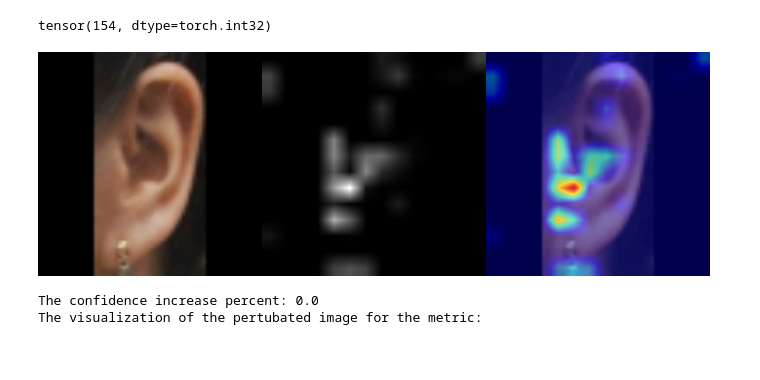
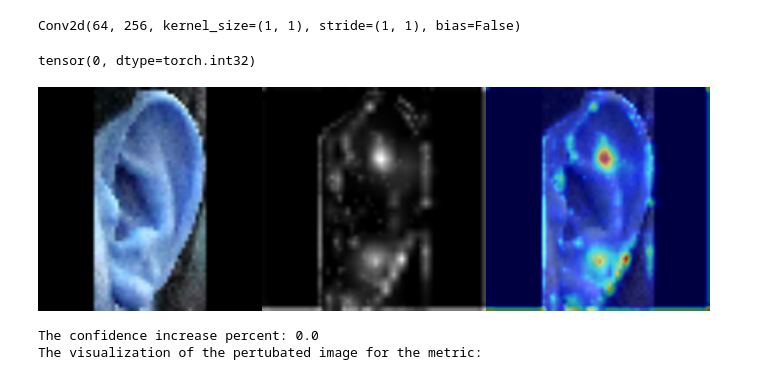
Before and after one commit to strojanski/diploma, a Jupyter notebook: v0.5/CAM Metrics And Tuning Tutorial.ipynb, the cells around one changed output. Cells and saved outputs as stored; diff of their text form; code cells hidden in the pictures.

```diff
--- a/v0.5/CAM Metrics And Tuning Tutorial.ipynb
+++ b/v0.5/CAM Metrics And Tuning Tutorial.ipynb
@@ -103,10 +102,21 @@ test_dataloader = get_test_data(test_dataset, batch_size=32)
 # %%
-model1 = torch.load("models/googlenet_1_80_1.pt").to("cpu")
-model2 = torch.load("models/googlenet_1_1.pt").to("cpu")
+# model1 = torch.load("models/googlenet_1_80_1.pt").to("cpu")
+import torch.nn as nn
+import torchvision.models as models
+
+model = models.resnet50()
+
+n_features = model.fc.in_features
+n_classes = test_dataset.get_n_classes()
+
+model.fc = nn.Linear(n_features, n_classes)
+
+model.load_state_dict(torch.load("models/resnet50.pt"))
+model = model.to("cpu")
 # model3 = torch.load("models/googlenet_1_80_70percent.pt").to("cpu")
 # model4 = torch.load("models/googlenet_1_40_12.pt").to("cpu")
-model1.eval()
-model2.eval()
+# model1.eval()
+model.eval()
 # model3.eval()
 # model4.eval()
 # %% [output]
@@ -140,0 +172,4 @@ plt.imshow(rgb_img.permute(1, 2, 0))
+# %%
+model.layer1[0].conv3
+# %% [output]
+Conv2d(64, 256, kernel_size=(1, 1), stride=(1, 1), bias=False)
@@ -141,39 +180,58 @@ plt.imshow(rgb_img.permute(1, 2, 0))
 # %%
-
-
-img = cv2.imread("01.png")
+# img = cv2.imread("01.png")
 # img = cv2.imread("10.png")
-# img = cv2.imread("002.png")
+img = cv2.imread("002.png")
 img = rgb_img.permute(1, 2, 0).numpy()
 img = cv2.resize(img, (224, 224))
 img = np.clip(img, 0.0, 1.0)
 
 # img = np.float32(img) / 255
 input_tensor = preprocess_image(img, mean=[0.485, 0.456, 0.406], std=[0.229, 0.224, 0.225])
 
 # The target for the CAM is the Bear category.
 # As usual for classication, the target is the logit output
 # before softmax, for that category.
-model = model2
+model = model
 print(label)
 targets = [ClassifierOutputTarget(1)]
 targets = [ClassifierOutputTarget(label)]
-target_layers = [model.inception3a, model.inception3b]#,
-target_layers = [model.inception5a, model.inception5b, model.maxpool4]
-target_layers = [model.conv1, model.conv2, model.conv3]
-target_layers = [model.inception4a, model.inception4b, model.inception4c, model.inception4d, model.inception5a, model.inception5b]
-target_layers = [model.inception5a, model.inception5b]
-target_layers = [model.inception4a, model.inception4b, model.inception4c, model.inception4d]
+target_layers = [#model.layer1[0].conv3, model.layer1[1].conv3, model.layer1[2].conv3,
+                 #model.layer2[0].conv3, model.layer2[1].conv3, model.layer2[2].conv3,
+                 #model.layer3[0].conv3, model.layer3[1].conv3, model.layer3[2].conv3
+# target_layers = [model.layer2[0].conv1, model.layer2[0].conv2, model.layer2[0].conv3]#, model.layer4[0].conv3]
+                 ]
+
+layer = model.layer1[0]
+target_layers = [layer.conv1, layer.conv2, layer.conv3]#, model.layer4[0].conv3]
+
+layer = model.layer2[0]
+target_layers.extend([layer.conv1, layer.conv2, layer.conv3])
+
+layer = model.layer3[0]
+target_layers.extend([layer.conv1, layer.conv2, layer.conv3])
+
+layer = model.layer4[0]
+target_layers.extend([layer.conv1, layer.conv2, layer.conv3])
+
+
+# target_layers = [model.inception3a, model.inception3b]#,
+# target_layers = [model.inception5a, model.inception5b, model.maxpool4]
+# target_layers = [model.conv1, model.conv2, model.conv3]
+# target_layers = [model.inception4a, model.inception4b, model.inception4c, model.inception4d, model.inception5a, model.inception5b]
+# target_layers = [model.inception5a, model.inception5b]
+# target_layers = [model.inception4a, model.inception4b, model.inception4c, model.inception4d]
+
 with GradCAM(model=model, target_layers=target_layers) as cam:
     grayscale_cams = cam(input_tensor=input_tensor, targets=targets)
     cam_image = show_cam_on_image(img, grayscale_cams[0, :], use_rgb=True)
+
 cam = np.uint8(255*grayscale_cams[0, :])
 cam = cv2.merge([cam, cam, cam])
 images = np.hstack((np.uint8(255*img), cam , cam_image))
 Image.fromarray(images)
 # %% [output]
-tensor(154, dtype=torch.int32)
+tensor(0, dtype=torch.int32)
-[figure, old version]
+[figure, new version]
 # %%
 # Now lets see how to evaluate this explanation:
 from pytorch_grad_cam.metrics.cam_mult_image import CamMultImageConfidenceChange
```
Also changed, not shown: parts of 5 cells of this notebook, 6 other files.
